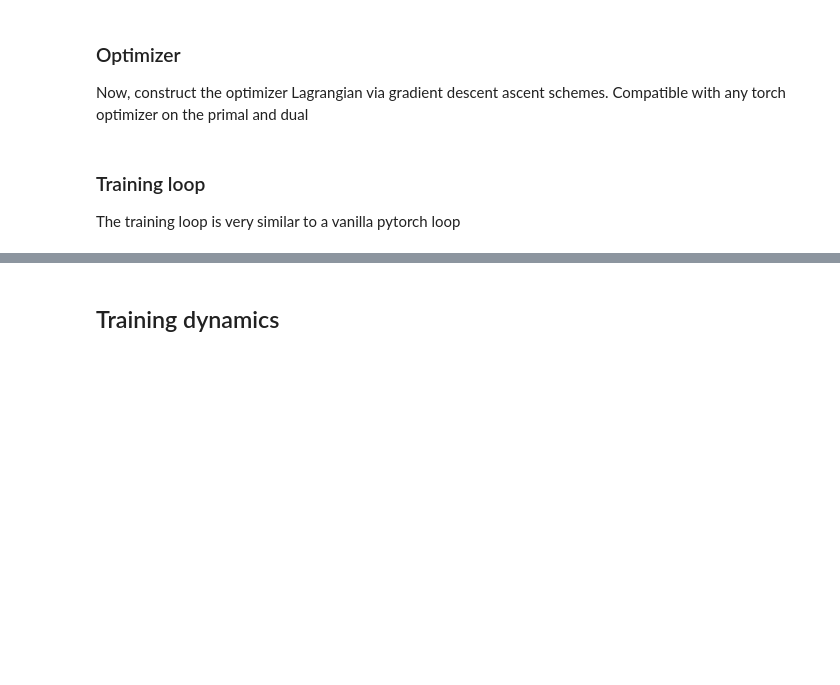
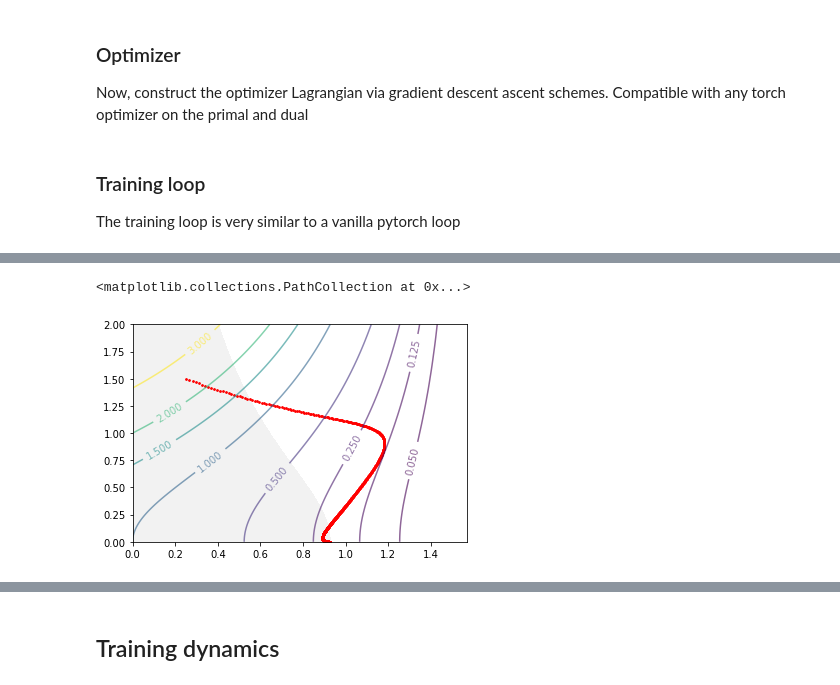
Before and after one commit to cooper-org/cooper, a Jupyter notebook: tutorials/toy2d.ipynb, the cells around one changed output, grey strips where cells are left out. Drawn from its saved outputs; the diff is of its cells as text; code cells hidden in the pictures; blank space fills up the shorter version.

```diff
--- a/tutorials/toy2d.ipynb
+++ b/tutorials/toy2d.ipynb
@@ -208,0 +215,22 @@ range(0, 1001)
+# %%
+x_range = torch.tensor(np.linspace(0, np.pi/2, 100))
+y_range = torch.tensor(np.linspace(0, 2., 100))
+grid_x, grid_y = torch.meshgrid(x_range, y_range, indexing='ij')
+
+grid_params = torch.stack([grid_x.flatten(), grid_y.flatten()], axis=1)
+all_states = cmp.closure(grid_params)
+
+fig, ax = plt.subplots()
+CS = ax.contour(grid_x, grid_y, all_states.loss.reshape(len(x_range), len(y_range)),
+                [0.05, 0.125, 0.25, 0.5, 1, 1.5, 2., 3.], alpha=0.6)
+ax.clabel(CS, inline=1, fontsize=10)
+
+cg3 = ax.contourf(grid_x, grid_y, all_states.ineq_defect.reshape(len(x_range), len(y_range)),
+                 [-10, 0], colors='gray', alpha=0.1)
+
+plt.scatter(*params_hist.T, s=3, c='red')
+# plt.ylim(-0.02, 1.02)
+# plt.xlim(-0.02, np.pi/2 + 2e-2)
+# %% [output]
+<matplotlib.collections.PathCollection at 0x...>
+[figure, added]
```
Also changed, not shown: parts of 16 cells of this notebook.
